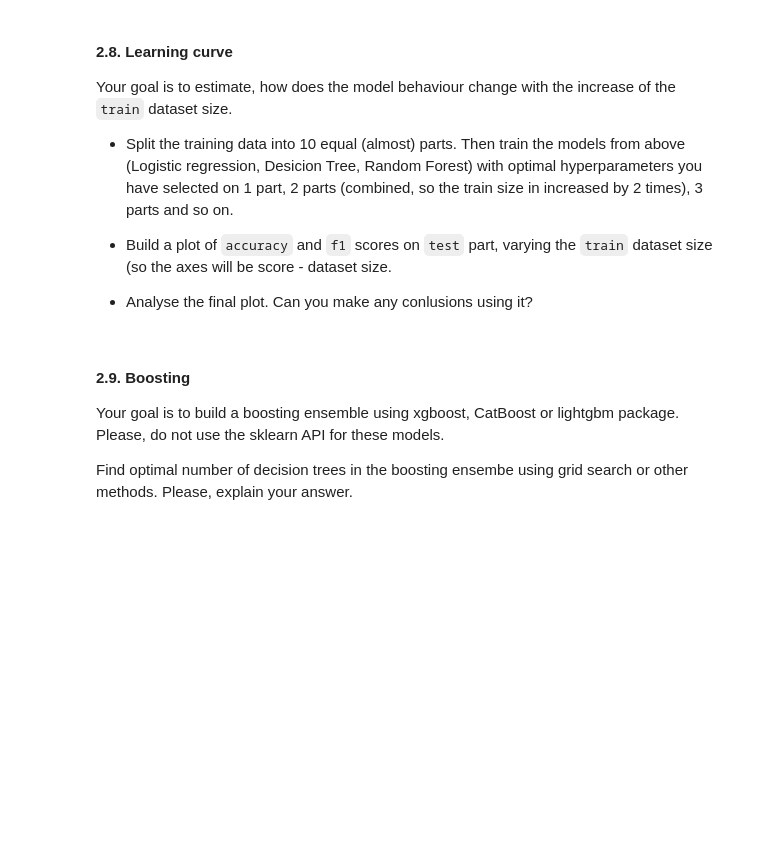
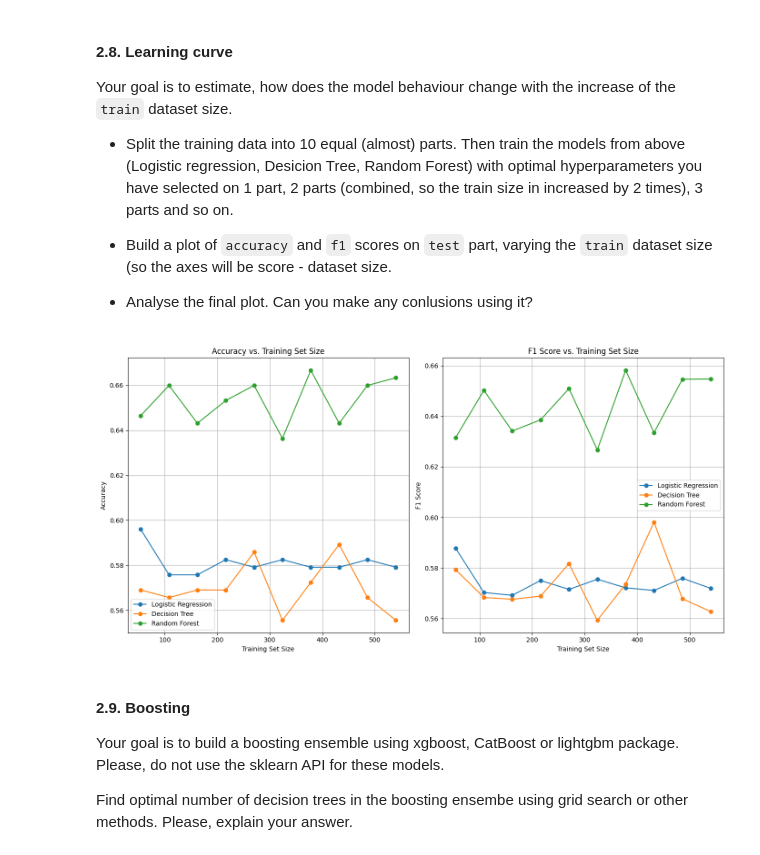
Before and after one commit to brayandm/master-machine-learning-homeworks, a Jupyter notebook: lab01_ml_pipeline/lab01_part2_ml_pipeline.ipynb, the cells around one changed output. Saved outputs shown, nothing was run; the diff lists cells and outputs as text; code cells hidden in the pictures; blank space fills up the shorter version.

```diff
--- a/lab01_ml_pipeline/lab01_part2_ml_pipeline.ipynb
+++ b/lab01_ml_pipeline/lab01_part2_ml_pipeline.ipynb
@@ -613,3 +645,32 @@ Your goal is to estimate, how does the model behaviour change with the increase
+# %%
+# Printing Plots
+
+train_sizes = [(X_train.shape[0] // 10) * i for i in range(1, 11)]
+
+plt.figure(figsize=(14, 7))
+
+plt.subplot(1, 2, 1)
+for name in models:
+    plt.plot(train_sizes, results[name]['accuracy'], label=name, marker='o')
+plt.title('Accuracy vs. Training Set Size')
+plt.xlabel('Training Set Size')
+plt.ylabel('Accuracy')
+plt.legend()
+plt.grid(True)
+
+plt.subplot(1, 2, 2)
+for name in models:
+    plt.plot(train_sizes, results[name]['f1'], label=name, marker='o')
+plt.title('F1 Score vs. Training Set Size')
+plt.xlabel('Training Set Size')
+plt.ylabel('F1 Score')
+plt.legend()
+plt.grid(True)
+
+plt.tight_layout()
+plt.show()
+# %% [output]
+[figure, added]
 # %% [markdown]
 #### 2.9. Boosting
 Your goal is to build a boosting ensemble using xgboost, CatBoost or lightgbm package.
```
Also changed, not shown: parts of 2 cells of this notebook.
